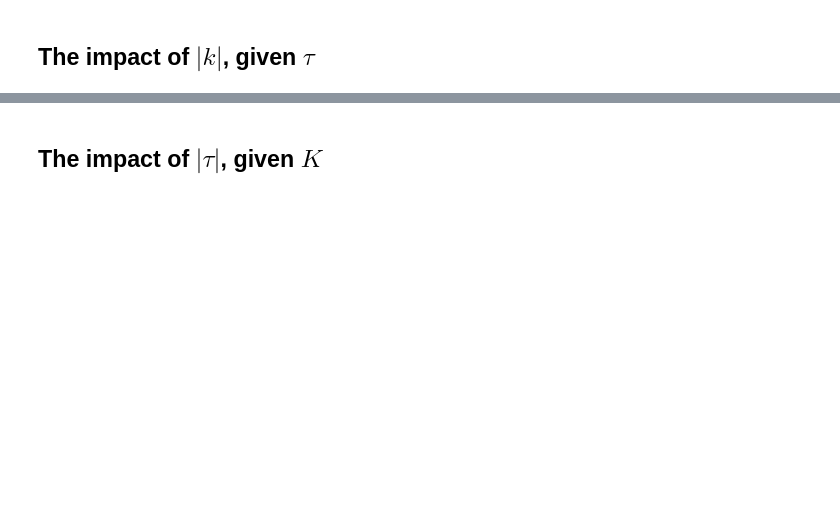
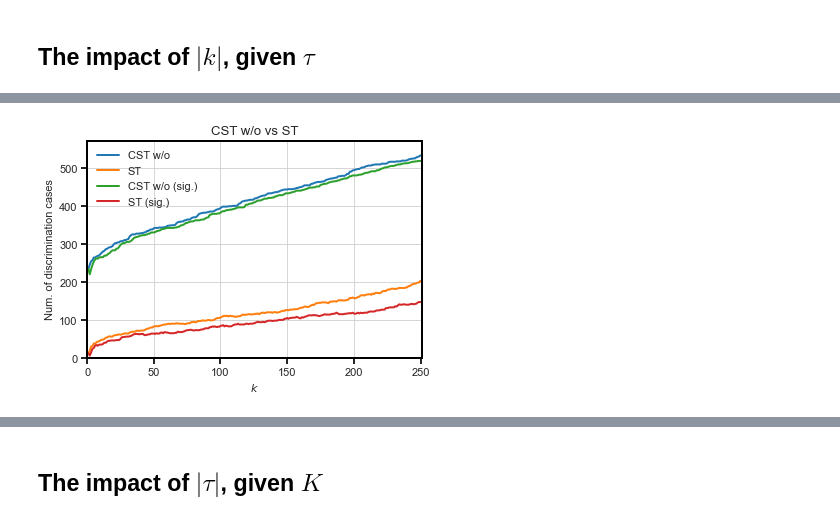
Before and after one commit to cc-jalvarez/counterfactual-situation-testing, a Jupyter notebook: src/analysis_loan_application_TheTwoCSTs.ipynb, the cells around one changed output, grey strips where cells are left out. Cells and saved outputs as stored; diff of their text form; code cells hidden in the pictures; blank space fills up the shorter version.

```diff
--- a/src/analysis_loan_application_TheTwoCSTs.ipynb
+++ b/src/analysis_loan_application_TheTwoCSTs.ipynb
@@ -429,0 +391,15 @@ print('=== DONE ===')
+# %%
+plt.plot(k_results['k'], k_results['CST_wo_d1_num'], label='CST w/o')
+plt.plot(k_results['k'], k_results['ST_d1_num'], label='ST')
+plt.plot(k_results['k'], k_results['CST_wo_d2_num'], label='CST w/o (sig.)')
+plt.plot(k_results['k'], k_results['ST_d2_num'], label='ST (sig.)')
+plt.xlim(0, k_u+1)
+plt.xlabel("$k$")
+plt.ylim(0, k_results.iloc[-1].max() + 15)
+# plt.ylim(k_results.iloc[0].min() - 5, k_results.iloc[-1].max() + 5)
+plt.ylabel("Num. of discrimination cases")
+plt.legend()
+plt.title('CST w/o vs ST')
+plt.show()
+# %% [output]
+[figure, added]
```
Also changed, not shown: parts of 25 cells of this notebook, 2 other files.
